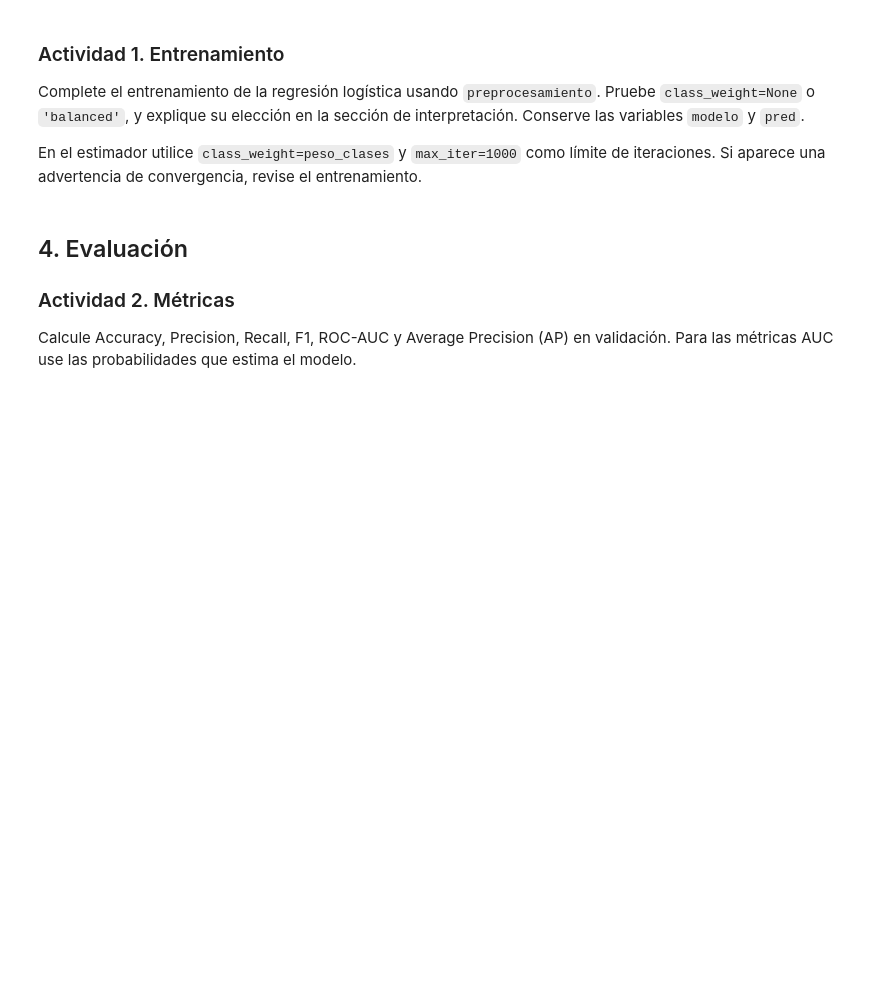
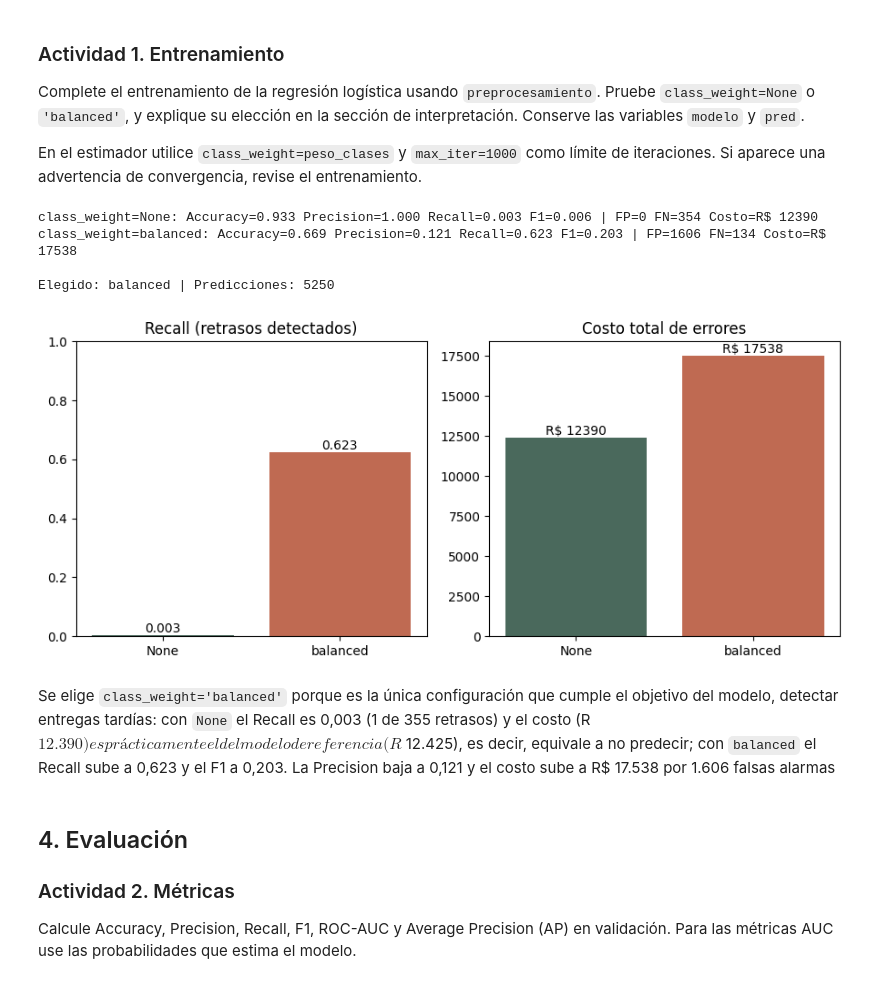
Before and after one commit to CamilaAg-05/Data_Analytics_3-Camila_Aguado, a Jupyter notebook: notebooks/S12_ML_Challenge.ipynb, the cells around one changed output. Cells and saved outputs as stored; diff of their text form; code cells hidden in the pictures; blank space fills up the shorter version.

```diff
--- a/notebooks/S12_ML_Challenge.ipynb
+++ b/notebooks/S12_ML_Challenge.ipynb
@@ -270,3 +310,60 @@ pred = None
+# %%
+# TODO 1. Entrene el modelo y genere predicciones.
+
+# las dos opciones y muestra sus resultados para comparar
+for pc in [None, 'balanced']:
+    m = make_pipeline(preprocesamiento,
+                      LogisticRegression(class_weight=pc, max_iter=1000))
+    m.fit(X_train, y_train)          # entrena solo con train
+    p = m.predict(X_valid)           # predice sobre validación
+    tn, fp, fn, tp = confusion_matrix(y_valid, p).ravel()
+    print(f"class_weight={pc}: "
+          f"Accuracy={accuracy_score(y_valid, p):.3f} "
+          f"Precision={precision_score(y_valid, p, zero_division=0):.3f} "
+          f"Recall={recall_score(y_valid, p):.3f} "
+          f"F1={f1_score(y_valid, p, zero_division=0):.3f} "
+          f"| FP={fp} FN={fn} Costo=R$ {8*fp + 35*fn}")
+
+# Opción elegida
+peso_clases = 'balanced'
+
+modelo = make_pipeline(preprocesamiento,
+                       LogisticRegression(class_weight=peso_clases, max_iter=1000))
+modelo.fit(X_train, y_train)
+pred = modelo.predict(X_valid)
+
+print("\nElegido:", peso_clases, "| Predicciones:", len(pred))
+# %% [output]
+class_weight=None: Accuracy=0.933 Precision=1.000 Recall=0.003 F1=0.006 | FP=0 FN=354 Costo=R$ 12390
+class_weight=balanced: Accuracy=0.669 Precision=0.121 Recall=0.623 F1=0.203 | FP=1606 FN=134 Costo=R$ 17538
+
+Elegido: balanced | Predicciones: 5250
+# %%
+import matplotlib.pyplot as plt
+
+# Valores de validación obtenidos en la Actividad 1 (umbral 0.5)
+nombres = ['None', 'balanced']
+recall  = [0.003, 0.623]
+costo   = [12390, 17538]
+
+fig, ax = plt.subplots(1, 2, figsize=(9, 4))
+
+# Recall: proporción de retrasos reales detectados
+b1 = ax[0].bar(nombres, recall, color=['#4a695c', '#bf6a52'])
+ax[0].bar_label(b1, fmt='%.3f')
+ax[0].set_ylim(0, 1)
+ax[0].set_title('Recall (retrasos detectados)')
+
+# Costo total de errores con R$ 8 por FP y R$ 35 por FN
+b2 = ax[1].bar(nombres, costo, color=['#4a695c', '#bf6a52'])
+ax[1].bar_label(b2, fmt='R$ %d')
+ax[1].set_title('Costo total de errores')
+
+plt.tight_layout(); plt.show()
+# %% [output]
+[figure, added]
+# %% [markdown]
+Se elige `class_weight='balanced'` porque es la única configuración que cumple el objetivo del modelo, detectar entregas tardías: con `None` el Recall es 0,003 (1 de 355 retrasos) y el costo (R$ 12.390) es prácticamente el del modelo de referencia (R$ 12.425), es decir, equivale a no predecir; con `balanced` el Recall sube a 0,623 y el F1 a 0,203. La Precision baja a 0,121 y el costo sube a R$ 17.538 por 1.606 falsas alarmas
 # %% [markdown]
 ## 4. Evaluación
 
```
Also changed, not shown: parts of 26 cells of this notebook.
